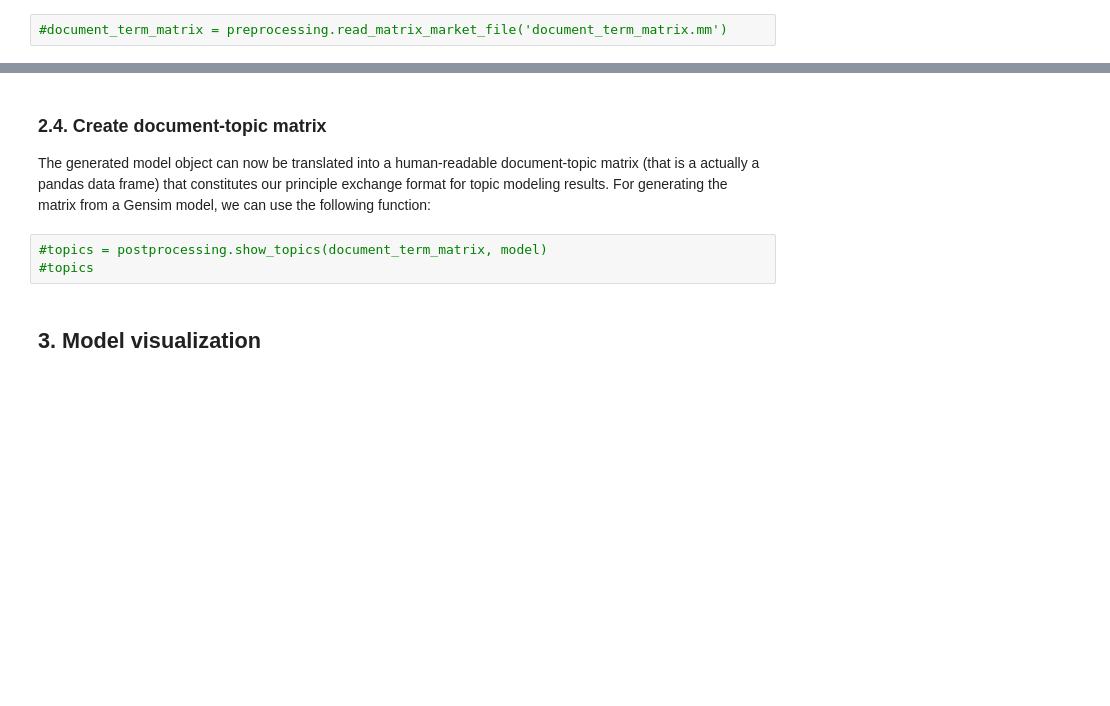
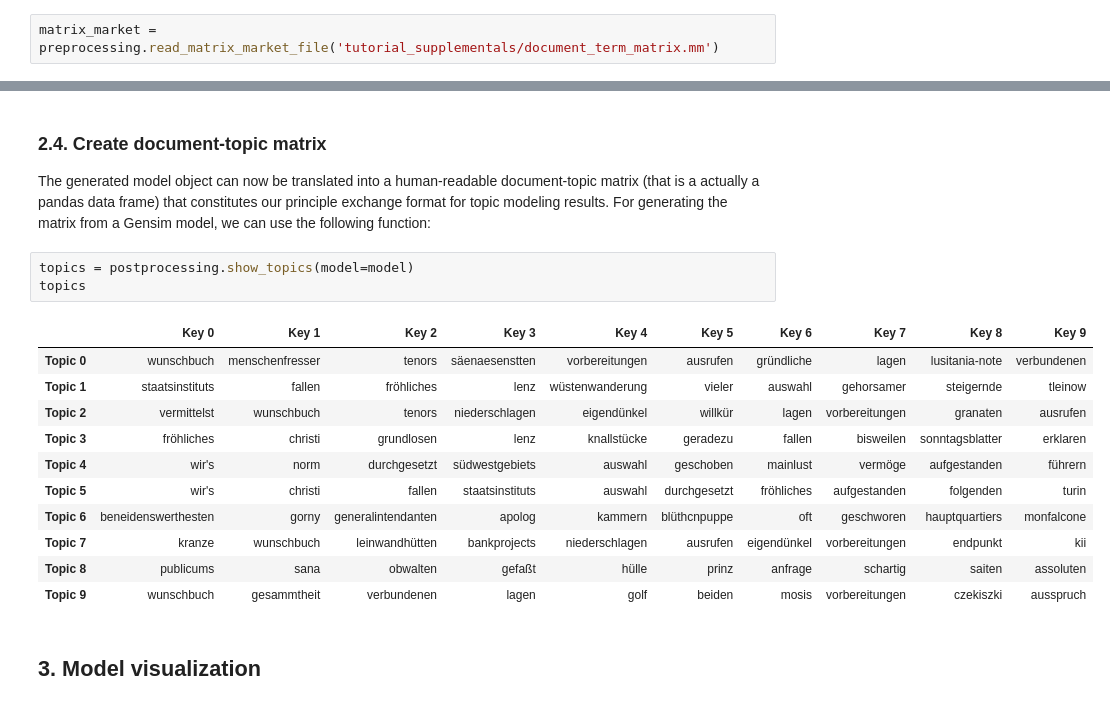
Before and after one commit to pielstroem/Topics, a Jupyter notebook: IntroducingGensim.ipynb, the cells around one changed output, grey strips where cells are left out. Saved outputs shown, nothing was run; the diff lists cells and outputs as text; blank space fills up the shorter version.

```diff
--- a/IntroducingGensim.ipynb
+++ b/IntroducingGensim.ipynb
@@ -186,7 +190,7 @@ The actual topic modeling is done with external state-of-the-art LDA implementat
 # %% [markdown]
 ### 2.1. Load document-term matrix
 # %%
-#document_term_matrix = preprocessing.read_matrix_market_file('document_term_matrix.mm')
+matrix_market = preprocessing.read_matrix_market_file('tutorial_supplementals/document_term_matrix.mm')
 # %% [markdown]
 ### 2.2. Rearrange dictionaries
 # %%
@@ -274,8 +281,20 @@ So, now you know how to define the number of topics and the number of sampling i
 
 The generated model object can now be translated into a human-readable document-topic matrix (that is a actually a pandas data frame) that constitutes our principle exchange format for topic modeling results. For generating the matrix from a Gensim model, we can use the following function:
 # %%
-#topics = postprocessing.show_topics(document_term_matrix, model)
-#topics
+topics = postprocessing.show_topics(model=model)
+topics
+# %% [output]
+|  | Key 0 | Key 1 | Key 2 | Key 3 | Key 4 | Key 5 | Key 6 | Key 7 | Key 8 | Key 9 |
+| Topic 0 | wunschbuch | menschenfresser | tenors | säenaesenstten | vorbereitungen | ausrufen | gründliche | lagen | lusitania-note | verbundenen |
+| Topic 1 | staatsinstituts | fallen | fröhliches | lenz | wüstenwanderung | vieler | auswahl | gehorsamer | steigernde | tleinow |
+| Topic 2 | vermittelst | wunschbuch | tenors | niederschlagen | eigendünkel | willkür | lagen | vorbereitungen | granaten | ausrufen |
+| Topic 3 | fröhliches | christi | grundlosen | lenz | knallstücke | geradezu | fallen | bisweilen | sonntagsblatter | erklaren |
+| Topic 4 | wir's | norm | durchgesetzt | südwestgebiets | auswahl | geschoben | mainlust | vermöge | aufgestanden | führern |
+| Topic 5 | wir's | christi | fallen | staatsinstituts | auswahl | durchgesetzt | fröhliches | aufgestanden | folgenden | turin |
+| Topic 6 | beneidenswerthesten | gorny | generalintendanten | apolog | kammern | blüthcnpuppe | oft | geschworen | hauptquartiers | monfalcone |
+| Topic 7 | kranze | wunschbuch | leinwandhütten | bankprojects | niederschlagen | ausrufen | eigendünkel | vorbereitungen | endpunkt | kii |
+| Topic 8 | publicums | sana | obwalten | gefaßt | hülle | prinz | anfrage | schartig | saiten | assoluten |
+| Topic 9 | wunschbuch | gesammtheit | verbundenen | lagen | golf | beiden | mosis | vorbereitungen | czekiszki | ausspruch |
 # %% [markdown]
 ## 3. Model visualization
 # %% [markdown]
```
Also changed, not shown: parts of 9 cells of this notebook.
